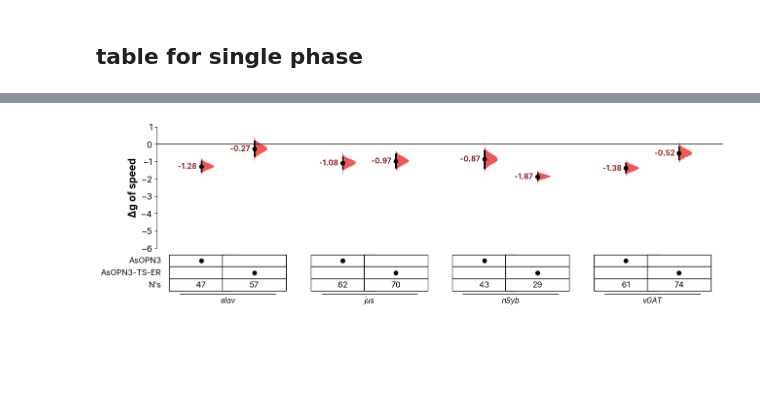
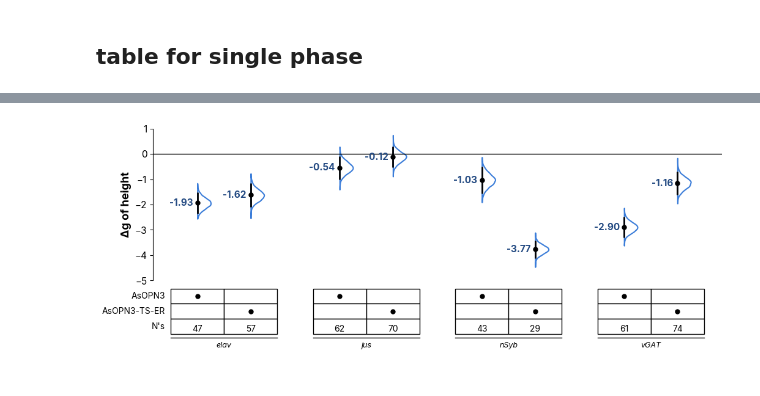
Before and after one commit to lnicole08/deltaG_screen, a Jupyter notebook: AsOPN3_forestplot_vertical_streamlined.ipynb, the cells around one changed output, grey strips where cells are left out. Drawn from its saved outputs; the diff is of its cells as text; code cells hidden in the pictures; blank space fills up the shorter version.

```diff
--- a/AsOPN3_forestplot_vertical_streamlined.ipynb
+++ b/AsOPN3_forestplot_vertical_streamlined.ipynb
@@ -20,7 +20,7 @@ workcomp = "C:\\Users\\User"
 laptop = "C:\\Users\\lnico"
 officecomp = "C:\\Users\\Star"
 homecomp = "D:"
-specifiedpath = homecomp
+specifiedpath = workcomp
 
 filepath = "\\ACC Lab Dropbox\\ACC Lab\\Nicole Lee\\eOPN3 manuscript\\Data compilation\\Together\\3. Compiled\\"
 openPath = specifiedpath + filepath
@@ -275,7 +283,7 @@ def forestplot_paired_phases_table(metricname_full, singlemeandiff_full, metricn
                 break
 
     # Calculate positions and parse responders
-    positions, driver_groups = calculate_grouped_positions(matched_crosses, within_spacing, between_spacing)
+    positions, driver_groups, cell_widths = calculate_grouped_positions(matched_crosses, within_spacing, between_spacing)
     _, responders_base, has_atr, unique_responders = parse_responders_with_atr(matched_crosses)
 
     # Create figure and axes
@@ -323,16 +331,16 @@ def forestplot_paired_phases_table(metricname_full, singlemeandiff_full, metricn
 
     # Table setup
     total_table_rows = len(unique_responders) + 1
-    cell_width, cell_height = within_spacing * 1.2, 0.75 / total_table_rows
+    cell_height = 0.75 / total_table_rows
     row_y_positions = [0.75 - (i * cell_height) for i in range(total_table_rows)]
 
     ax_table.set_xlim(min(positions) - 1, max(positions) + 1)
     ax_table.set_ylim(0, 1)
 
     # Draw table components using helpers
-    draw_table_grid(ax_table, positions, row_y_positions, cell_width, cell_height, total_table_rows)
+    draw_table_grid(ax_table, positions, row_y_positions, cell_widths, cell_height, total_table_rows)
     place_table_dots_and_n(ax_table, positions, matched_crosses, responders_base, has_atr, unique_responders, row_y_positions, cell_height, singlemeandiff_full, markersize_dot, fontsize_table)
-    add_table_labels(ax_table, positions, unique_responders, row_y_positions, cell_height, driver_groups, within_spacing, fontsize_table, fontsize_driver)
+    add_table_labels(ax_table, positions, unique_responders, row_y_positions, cell_height, driver_groups, cell_widths, fontsize_table, fontsize_driver)
     cleanup_table_axes(ax_table)
 
     mpl.rcParams['svg.fonttype'] = 'none'
@@ -453,20 +493,25 @@ def forestplot_single_phase_table(metricname_full, singlemeandiff_full, gridkey1
 # Generate paired phase plots with TABLE format
 lstnamings = ['height']  #height or speed
 
-files_full = [f'elav x ACR [ATR] allstats_DARK_FULL.csv', f'elav x eOPN3 allstats_DARK_FULL.csv',   f'elav x eOPN3 [ATR] allstats_DARK_FULL.csv',
+files_wt = [f'elav x ACR [ATR] allstats_DARK_FULL.csv', f'elav x eOPN3 allstats_DARK_FULL.csv',   f'elav x eOPN3 [ATR] allstats_DARK_FULL.csv',
               f'46416jus x ACR [ATR] allstats_DARK_FULL.csv', f'46416jus x eOPN3 allstats_DARK_FULL.csv',f'46416jus x eOPN3 [ATR] allstats_DARK_FULL.csv',
                 f'vGlut x ACR [ATR] allstats_DARK_FULL.csv', f'vGlut x eOPN3 allstats_DARK_FULL.csv', f'vGlut x eOPN3 [ATR] allstats_DARK_FULL.csv',
+                f'vGAT x eOPN3 allstats_DARK_FULL.csv', f'vGAT x eOPN3 [ATR] allstats_DARK_FULL.csv',
+                f'OK371 x ACR allstats_DARK_FULL.csv', f'OK371 x ACR [ATR] allstats_DARK_FULL.csv',
+                f'OK371 x eOPN3 allstats_DARK_FULL.csv', f'OK371 x eOPN3 [ATR] allstats_DARK_FULL.csv',
               f'nSyb x eOPN3 allstats_DARK_FULL.csv', f'nSyb x eOPN3 [ATR] allstats_DARK_FULL.csv']
 
+files_full = [f.replace('.csv', '_wtcomparison.csv') for f in files_wt]
+
 for n in lstnamings:
-    dfmn_full, dfsmd_full = pergenotypeplotting_hedgesg(openPath, files_full, n)
+    dfmn_full, dfsmd_full = pergenotypeplotting_deltag(openPath, files_full, n)
 
     g_table = forestplot_single_phase_table(
         dfmn_full.replace("ACR", "GtACR1", regex=True),
         dfsmd_full.replace("ACR", "GtACR1", regex=True),
-        "GtACR1", "AsOPN3", figsize=(12,6), violin_color="#0FA334", ylim=(-6, 1.0),
-        fontsize=None, markersize=None)
+        "GtACR1", "AsOPN3", figsize=(20,6), violin_color="#0FA334", ylim=(-7, 1.0),
+        fontsize=11, markersize=5)
 
     mpl.rcParams['svg.fonttype'] = 'none'
-    #g_table.savefig(specifiedpath + "\\ACC Lab Dropbox\\ACC Lab\\Nicole Lee\\eOPN3 manuscript\\Data Compilation\\Together\\images\\forestplot_table_single_phases_" + n + ".svg", bbox_inches="tight")
+    g_table.savefig(specifiedpath + "\\ACC Lab Dropbox\\ACC Lab\\Nicole Lee\\eOPN3 manuscript\\Data Compilation\\Together\\images\\forestplot_table_single_phases_total" + n + ".svg", bbox_inches="tight")
     plt.show()
@@ -498,31 +545,31 @@ for n in lstnamings:
 # %%
-lstnamings = ['speed']  #height or speed
+lstnamings = ['height']  #height or speed
 
 ##wt comparison
 files_wt = [ f'elav x eOPN3 allstats_DARK_FULL.csv', f'elav x eOPN3-TS-ER allstats_DARK_FULL.csv',
                 f'46416jus x eOPN3 allstats_DARK_FULL.csv', f'46416jus x eOPN3-TS-ER allstats_DARK_FULL.csv',
 
               f'nSyb x eOPN3 allstats_DARK_FULL.csv', f'nSyb x eOPN3-TS-ER allstats_DARK_FULL.csv',
                f'vGAT x eOPN3 allstats_DARK_FULL.csv', f'vGAT x eOPN3-TS-ER allstats_DARK_FULL.csv'
              ]
 
 files_full = [f.replace('.csv', '_wtcomparison.csv') for f in files_wt]
 
 for n in lstnamings:
     # Process both phases
     dfmn_full, dfsmd_full = pergenotypeplotting_deltag(openPath, files_full, n)
 
     g_table = forestplot_single_phase_table(
         dfmn_full.replace("ACR", "GtACR1", regex=True).replace("46416jus", "jus", regex=True),
         dfsmd_full.replace("ACR", "GtACR1", regex=True).replace("46416jus", "jus", regex=True),
-        "AsOPN3", "ATR", figsize=(15,6), violin_color="#F03A3A", ylim=(-6, 1.0), ratio=[0.5, 0.3],
+        "AsOPN3", "ATR", figsize=(12,6), violin_color="#F03A3A", ylim=(-5, 1.0), ratio=[0.5, 0.3],
         fontsize=None, markersize=None)
 
     mpl.rcParams['svg.fonttype'] = 'none'
-    #g_table.savefig(specifiedpath + "\\ACC Lab Dropbox\\ACC Lab\\Nicole Lee\\eOPN3 manuscript\\Data Compilation\\Together\\images\\forestplot_table_single_phases (NOATR)_" + n + ".svg", bbox_inches="tight")
+    g_table.savefig(specifiedpath + "\\ACC Lab Dropbox\\ACC Lab\\Nicole Lee\\eOPN3 manuscript\\Data Compilation\\Together\\images\\forestplot_table_single_phases_ts_er_" + n + ".svg", bbox_inches="tight")
     plt.show()
 # %% [output]
-[figure, old version]
+[figure, new version]
 # %%
 lstnamings = ['height']  #height or speed
 
```
Also changed, not shown: parts of 5 cells of this notebook, 2 other files.
